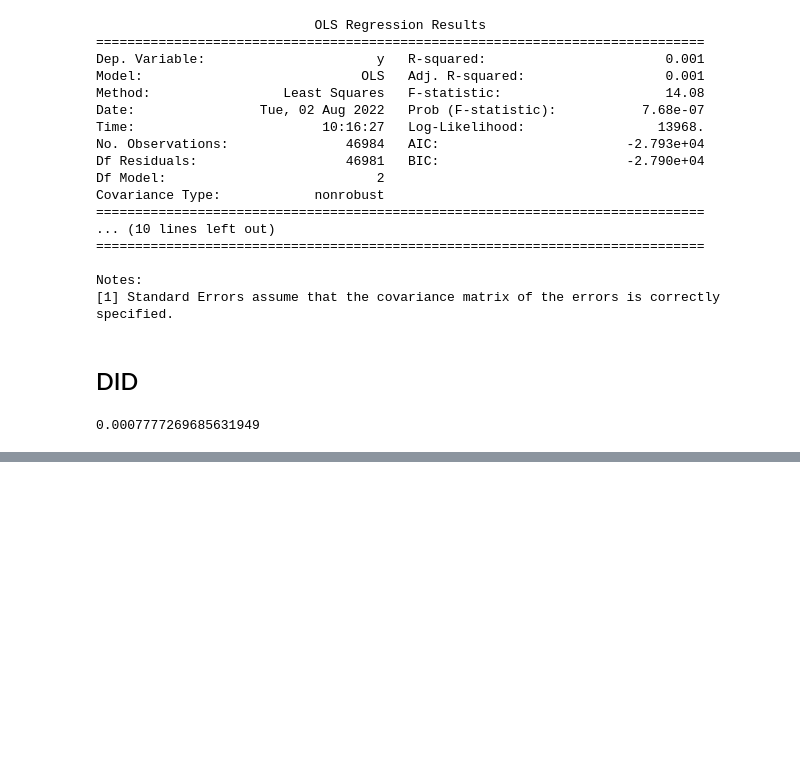
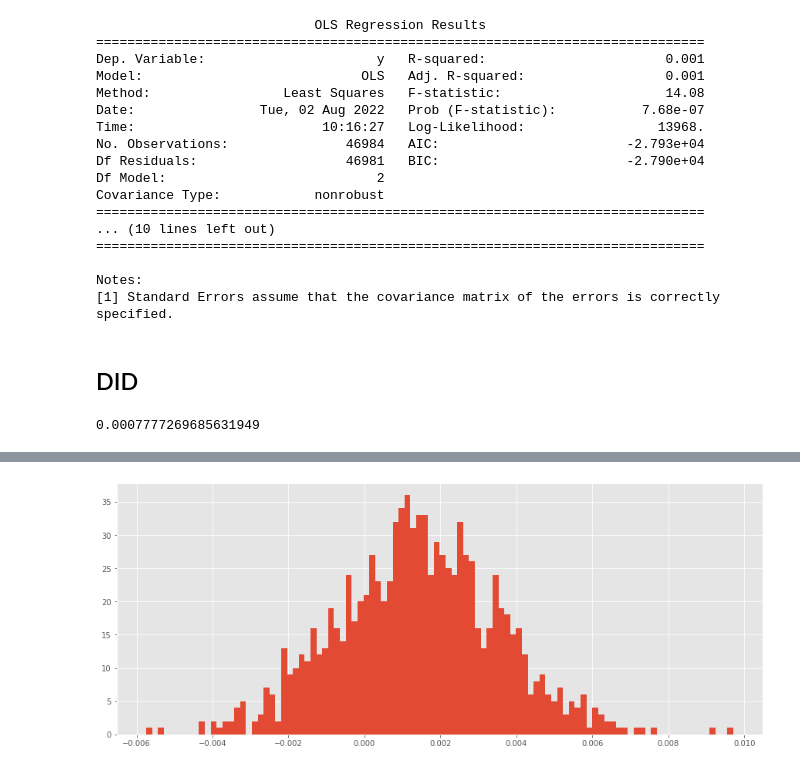
Before and after one commit to charubaiel/ab_utilization, a Jupyter notebook: notebooks/ml_vs_ab.ipynb, the cells around one changed output, grey strips where cells are left out. Saved outputs shown, nothing was run; the diff lists cells and outputs as text; code cells hidden in the pictures; blank space fills up the shorter version.

```diff
--- a/notebooks/ml_vs_ab.ipynb
+++ b/notebooks/ml_vs_ab.ipynb
@@ -496,0 +499,3 @@ did_result
+# %%
+c_ab = base.query('part == "AB" & ab == 0').set_index('user').pipe(lambda x: x['click'] / x['view'])
+t_ab = base.query('part == "AB" & ab == 1').set_index('user').pipe(lambda x: x['click'] / x['view'])
@@ -496,0 +509,22 @@ did_result
+# %%
+def bootstrapping(c,t,c_b,t_b,samples=5000,norm=True):
+
+    if norm:
+        post_func = lambda c,t,c_b,t_b : t - (t_b/c_b)*c
+    else:
+        post_func = lambda c,t,c_b,t_b : t - c
+
+    result = []
+    for _ in tqdm(range(samples)):
+
+        min_range = min(c.shape[0],t.shape[0],c_b.shape[0],t_b.shape[0])
+        indices = np.random.choice(np.arange(min_range),min_range,replace=True)
+
+        diff = post_func(c[indices].mean(),t[indices].mean(),c_b[indices].mean(),t_b[indices].mean())
+
+        result.append(diff)
+
+    stat_sample = np.array(result)
+    pvalue = 2 * min(np.mean(stat_sample > 0), np.mean(stat_sample < 0))
+    effect = post_func(np.mean(c), np.mean(t), np.mean(c_b), np.mean(t_b))
+    return {'effect':effect,'pval':pvalue,'stats':stat_sample}
@@ -496,0 +608,4 @@ did_result
+# %%
+plt.hist(zz,bins=100);
+# %% [output]
+[figure, added]
```
Also changed, not shown: parts of 19 cells of this notebook, 4 other files.
